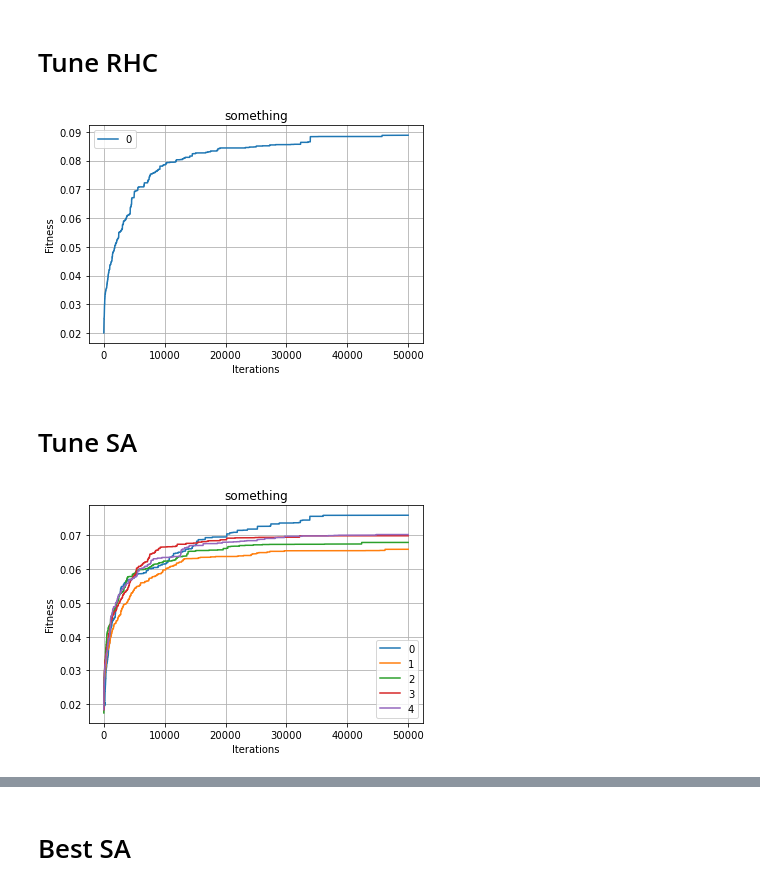
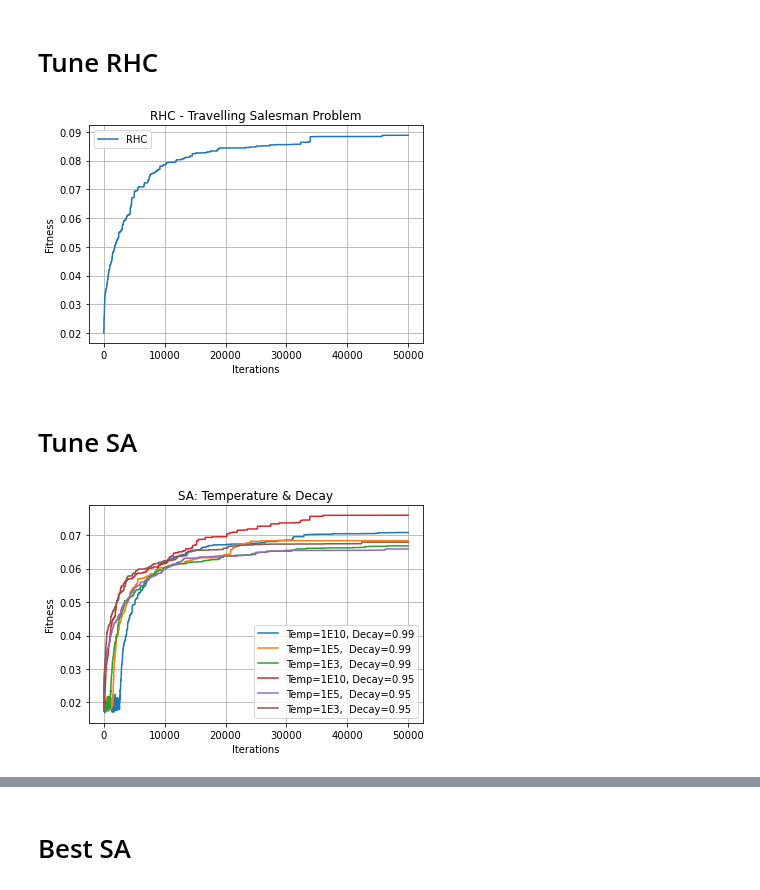
Before and after one commit to rahalrsh/randomized-optimization, a Jupyter notebook: Traveling_Salesman.ipynb, the cells around one changed output, grey strips where cells are left out. Cells and saved outputs as stored; diff of their text form; code cells hidden in the pictures.

```diff
--- a/Traveling_Salesman.ipynb
+++ b/Traveling_Salesman.ipynb
@@ -135,7 +137,7 @@ def plot_max_time_bar(combined_df, names, title="", save_as=None):
 # Tune RHC
 # %%
 files = {
-    "exp00-RHC-0"    : "0",
+    "exp00-RHC-0"    : "RHC",
 }
 
 df_test = combine_csv("tsp", files)
@@ -146,6 +148,6 @@ fe_df = get_fevals_df(df_test)
 t_df = get_time_df(df_test)
 
 # ft_df
-plot_fitness(ft_df[:50000], files, title="something")
+plot_fitness(ft_df[:50000], files, title="RHC - Travelling Salesman Problem", save_as='tsm/01')
 # %% [output]
-[figure, old version]
+[figure, new version]
@@ -153,21 +159,23 @@ plot_fitness(ft_df[:50000], files, title="something")
 # Tune SA
 # %%
 files = {
-    "exp01-SA-0"    : "0",
-    "exp01-SA-1"    : "1",
-    "exp01-SA-2"    : "2",
-    "exp01-SA-3"    : "3",
-    "exp01-SA-4"    : "4",
+    "exp01-SA-9"    : "Temp=1E10, Decay=0.99",
+    "exp01-SA-10"   : "Temp=1E5,  Decay=0.99",
+    "exp01-SA-11"   : "Temp=1E3,  Decay=0.99",
+
+    "exp01-SA-0"    : "Temp=1E10, Decay=0.95",
+    "exp01-SA-1"    : "Temp=1E5,  Decay=0.95",
+    "exp01-SA-2"    : "Temp=1E3,  Decay=0.95",
 }
 
 df_test = combine_csv("tsp", files)
 
 ft_df = get_fitness_df(df_test)
 
 fe_df = get_fevals_df(df_test)
 t_df = get_time_df(df_test)
 
 # ft_df
-plot_fitness(ft_df[:50000], files, title="something")
+plot_fitness(ft_df[:50000], files, title="SA: Temperature & Decay", save_as="tsm/02")
 # %% [output]
-[figure, old version]
+[figure, new version]
```
Also changed, not shown: parts of 36 cells of this notebook, 28 other files.
